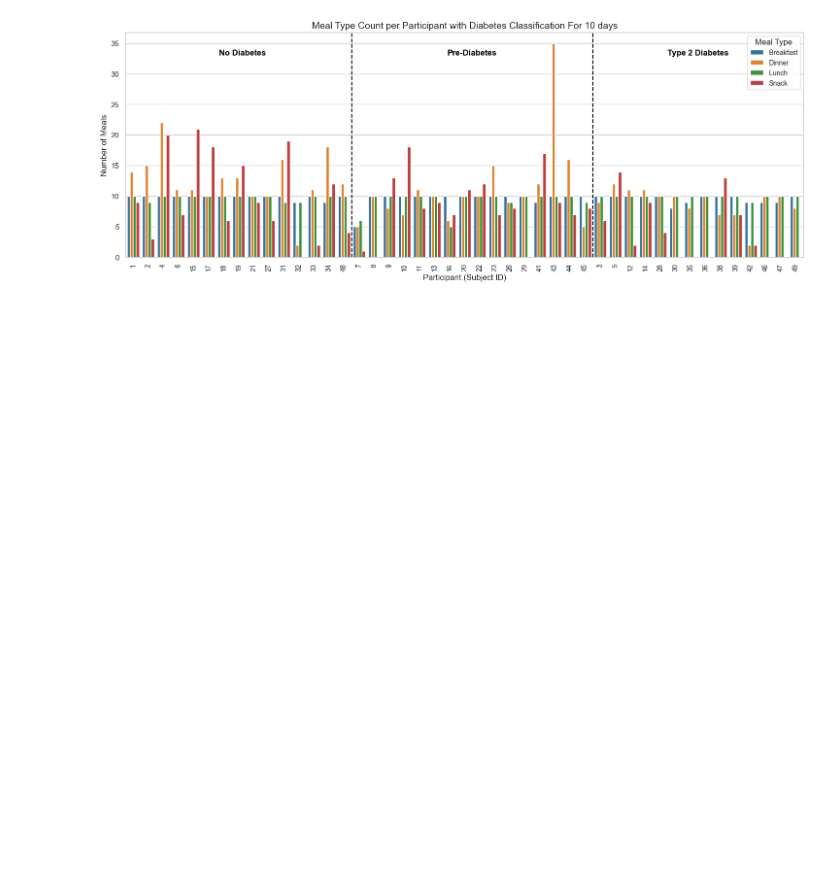
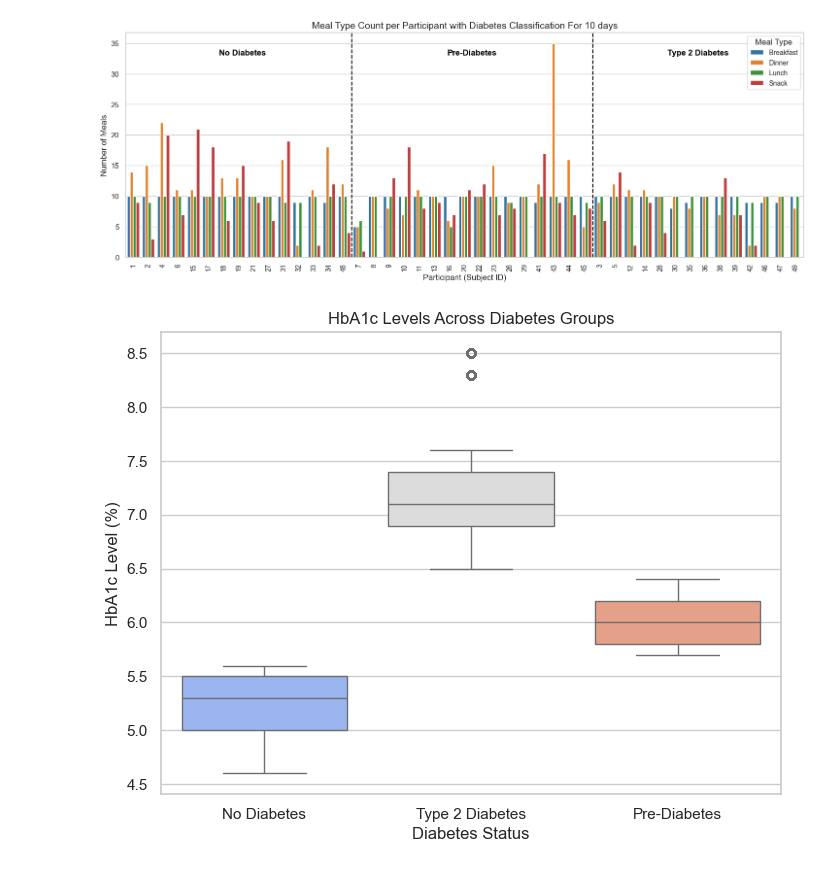
Before and after one commit to YooNice100/CGMacros, a Jupyter notebook: worko.ipynb, the cells around one changed output. Saved outputs shown, nothing was run; the diff lists cells and outputs as text; code cells hidden in the pictures; blank space fills up the shorter version.

```diff
--- a/worko.ipynb
+++ b/worko.ipynb
@@ -180,0 +207,13 @@ plt.show()
+# %%
+import warnings
+warnings.filterwarnings("ignore")
+
+plt.figure(figsize=(8, 6))
+sns.boxplot(data=merged_data, x="Diabetes Status", y="HbA1c", palette="coolwarm")
+
+plt.xlabel("Diabetes Status")
+plt.ylabel("HbA1c Level (%)")
+plt.title("HbA1c Levels Across Diabetes Groups")
+plt.show()
+# %% [output]
+[figure, added]
```
Also changed, not shown: parts of 6 cells of this notebook.
